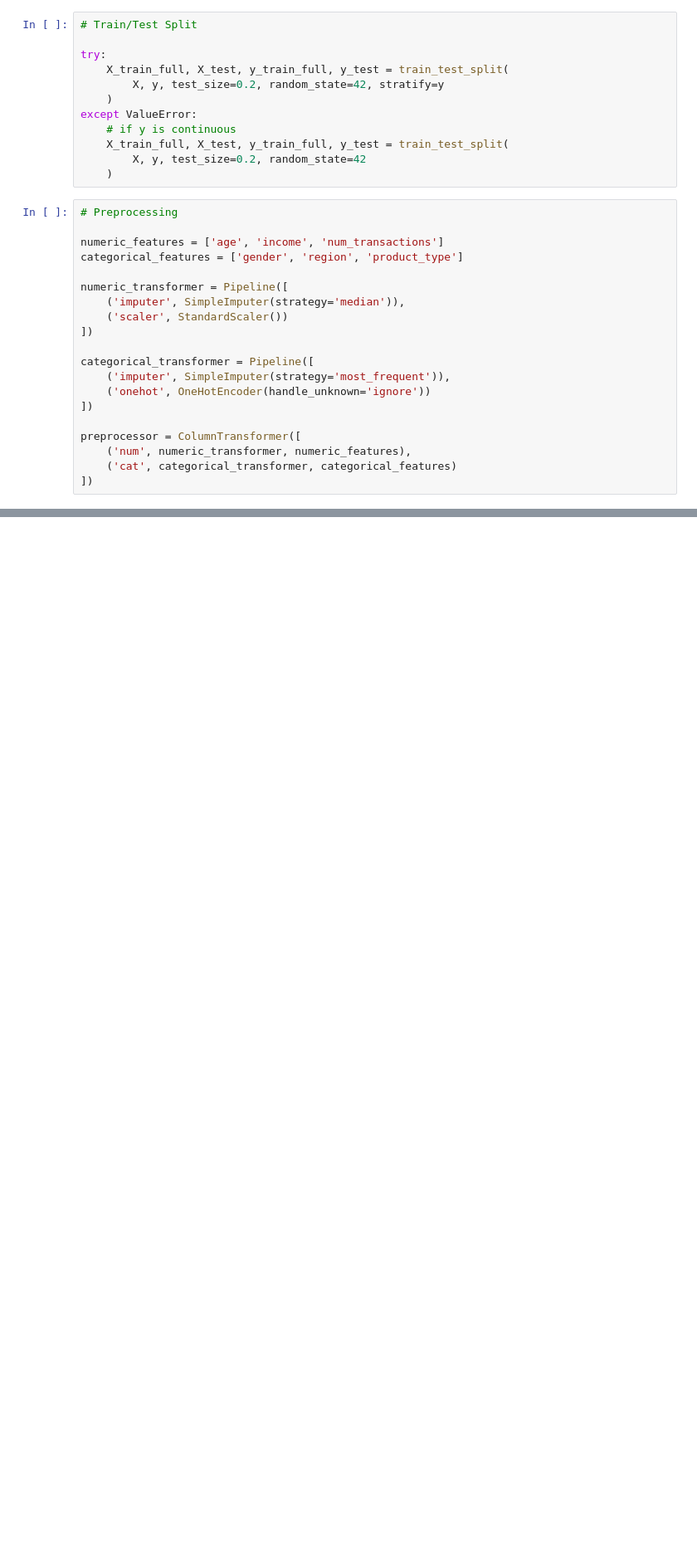
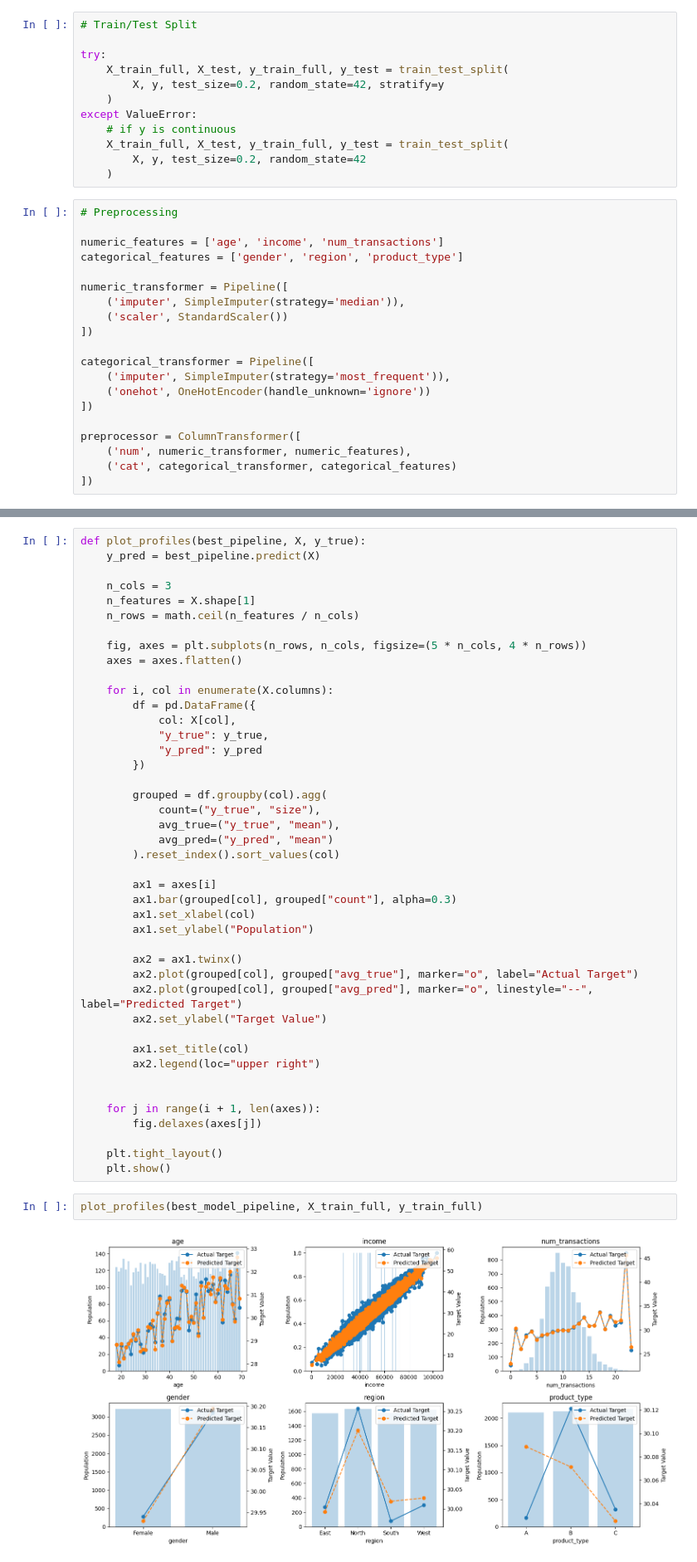
Before and after one commit to MurrayDominic/Model-Templates, a Jupyter notebook: GLM Template.ipynb, the cells around one changed output, grey strips where cells are left out. Shown at 83% size. Cells and saved outputs as stored; diff of their text form; blank space fills up the shorter version.

```diff
--- a/GLM Template.ipynb
+++ b/GLM Template.ipynb
@@ -370,0 +412,47 @@ plot_residuals(best_model_pipeline, X_test, y_test, best_model_name)
+# %%
+def plot_profiles(best_pipeline, X, y_true):
+    y_pred = best_pipeline.predict(X)
+
+    n_cols = 3
+    n_features = X.shape[1]
+    n_rows = math.ceil(n_features / n_cols)
+
+    fig, axes = plt.subplots(n_rows, n_cols, figsize=(5 * n_cols, 4 * n_rows))
+    axes = axes.flatten()
+
+    for i, col in enumerate(X.columns):
+        df = pd.DataFrame({
+            col: X[col],
+            "y_true": y_true,
+            "y_pred": y_pred
+        })
+
+        grouped = df.groupby(col).agg(
+            count=("y_true", "size"),
+            avg_true=("y_true", "mean"),
+            avg_pred=("y_pred", "mean")
+        ).reset_index().sort_values(col)
+
+        ax1 = axes[i]
+        ax1.bar(grouped[col], grouped["count"], alpha=0.3)
+        ax1.set_xlabel(col)
+        ax1.set_ylabel("Population")
+
+        ax2 = ax1.twinx()
+        ax2.plot(grouped[col], grouped["avg_true"], marker="o", label="Actual Target")
+        ax2.plot(grouped[col], grouped["avg_pred"], marker="o", linestyle="--", label="Predicted Target")
+        ax2.set_ylabel("Target Value")
+
+        ax1.set_title(col)
+        ax2.legend(loc="upper right")
+
+
+    for j in range(i + 1, len(axes)):
+        fig.delaxes(axes[j])
+
+    plt.tight_layout()
+    plt.show()
+# %%
+plot_profiles(best_model_pipeline, X_train_full, y_train_full)
+# %% [output]
+[figure, added]
```
Also changed, not shown: parts of 15 cells of this notebook.
